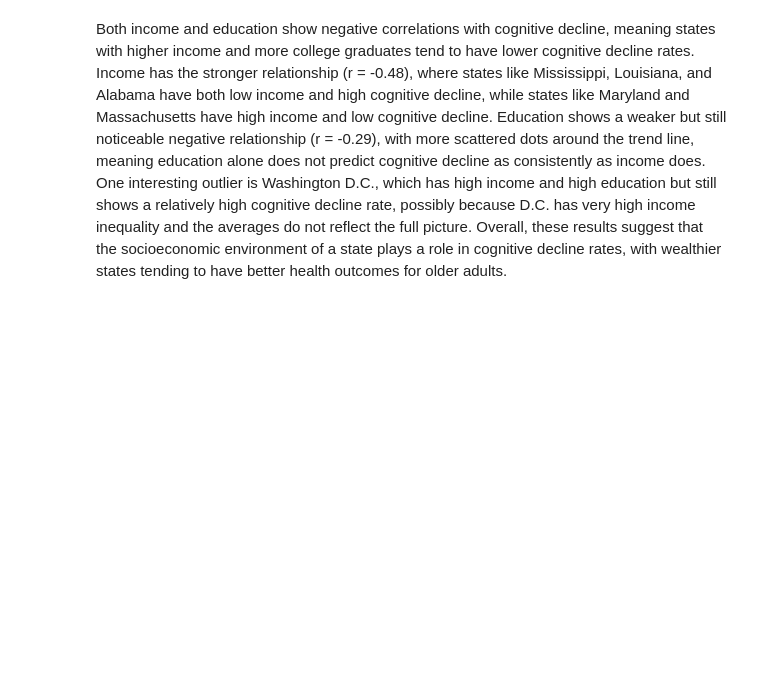
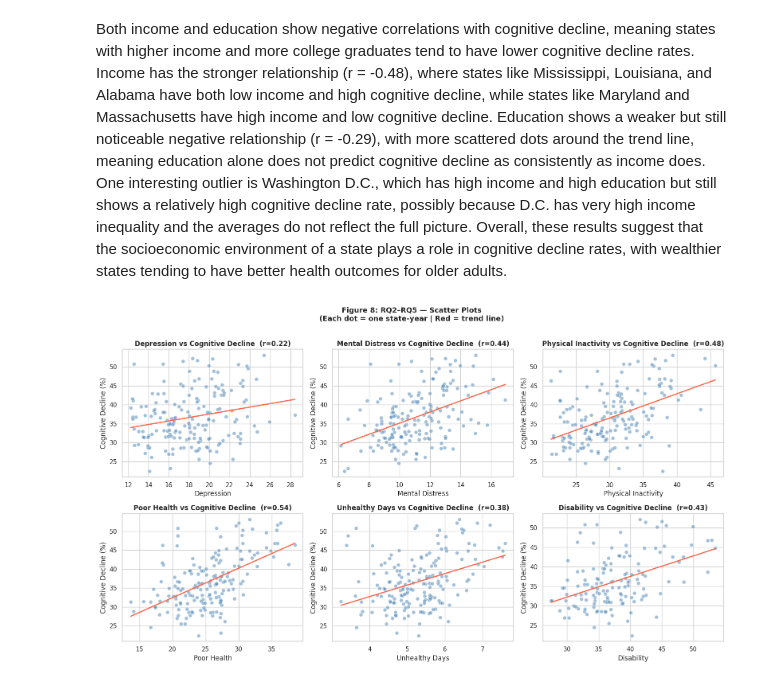
Before and after one commit to ZeeMurphy/Data_205_Capstone_Project, a Jupyter notebook: eda/notebooks/Cognitive_Decline_EDA_API.ipynb, the cells around one changed output. Cells and saved outputs as stored; diff of their text form; code cells hidden in the pictures; blank space fills up the shorter version.

```diff
--- a/eda/notebooks/Cognitive_Decline_EDA_API.ipynb
+++ b/eda/notebooks/Cognitive_Decline_EDA_API.ipynb
@@ -986,3 +1040,26 @@ RQ6 - Income vs cognitive decline:    r = -0.476
 RQ7 - Education vs cognitive decline: r = -0.289
 # %% [markdown]
 Both income and education show negative correlations with cognitive decline, meaning states with higher income and more college graduates tend to have lower cognitive decline rates. Income has the stronger relationship (r = -0.48), where states like Mississippi, Louisiana, and Alabama have both low income and high cognitive decline, while states like Maryland and Massachusetts have high income and low cognitive decline. Education shows a weaker but still noticeable negative relationship (r = -0.29), with more scattered dots around the trend line, meaning education alone does not predict cognitive decline as consistently as income does. One interesting outlier is Washington D.C., which has high income and high education but still shows a relatively high cognitive decline rate, possibly because D.C. has very high income inequality and the averages do not reflect the full picture. Overall, these results suggest that the socioeconomic environment of a state plays a role in cognitive decline rates, with wealthier states tending to have better health outcomes for older adults.
+# %%
+risk_cols = [c for c in risk_factors if c in pivot_clean.columns]
+fig, axes = plt.subplots(2, 3, figsize=(16, 9))  # ← changed
+axes = axes.flatten()
+
+for i, col in enumerate(risk_cols):
+    data = pivot_clean[[col, target]].dropna()
+    x, y = data[col], data[target]
+    r = x.corr(y)
+    axes[i].scatter(x, y, color='steelblue', alpha=0.5, edgecolor='white', s=45)
+    m, b = np.polyfit(x, y, 1)
+    axes[i].plot(np.linspace(x.min(), x.max(), 100),
+                 m * np.linspace(x.min(), x.max(), 100) + b, color='tomato', linewidth=2)
+    axes[i].set_xlabel(short_names.get(col, col))
+    axes[i].set_ylabel('Cognitive Decline (%)')
+    axes[i].set_title(f'{short_names.get(col, col)} vs Cognitive Decline  (r={r:.2f})', fontweight='bold')
+
+plt.suptitle('Figure 8: RQ2–RQ5 — Scatter Plots\n(Each dot = one state-year | Red = trend line)',
+             fontsize=13, fontweight='bold', y=1.01)
+plt.tight_layout()
+plt.show()
+# %% [output]
+[figure, added]
```
Also changed, not shown: parts of 3 cells of this notebook.
